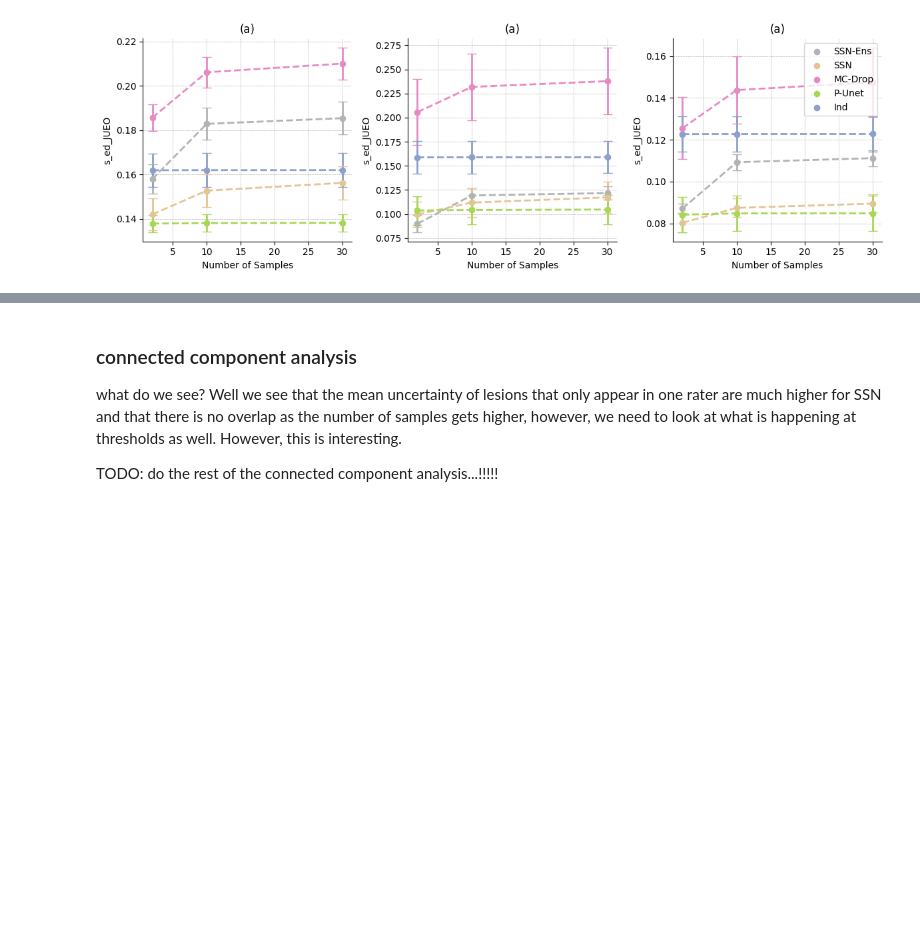
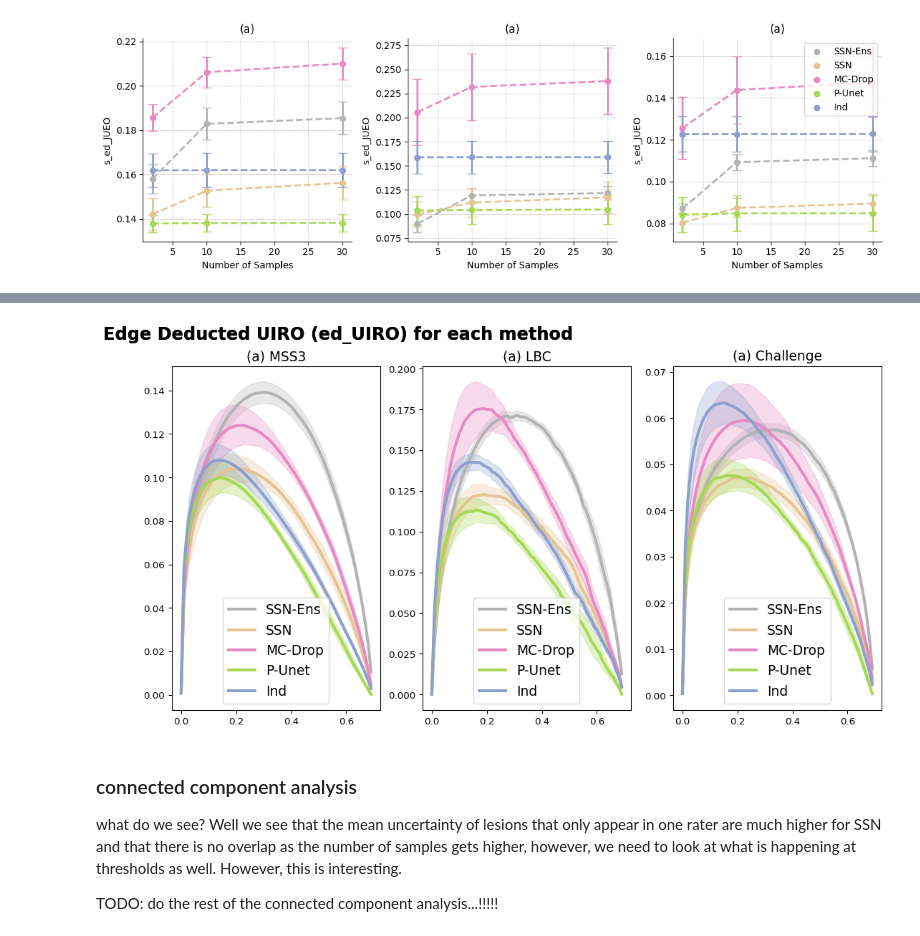
Before and after one commit to BenjaminPhi5/WMH_UQ_assessment, a Jupyter notebook: trustworthai/journal_run/interrater_experiments/visualize interrater results.ipynb, the cells around one changed output, grey strips where cells are left out. Cells and saved outputs as stored; diff of their text form; code cells hidden in the pictures; blank space fills up the shorter version.

```diff
--- a/trustworthai/journal_run/interrater_experiments/visualize interrater results.ipynb
+++ b/trustworthai/journal_run/interrater_experiments/visualize interrater results.ipynb
@@ -357,3 +442,25 @@ plt.tight_layout()
+# %%
+figsize=(13.33,6.5)
+metric = "no_edge_uiro_curves"
+title = "Edge Deducted UIRO (ed_UIRO) for each method"
+fig, axs = plt.subplots(ncols=3, figsize=figsize, dpi = dpi)
+plot_metric_for_all_thresholds_95(
+    axs[0], mss3_df, metric,
+    marker_point=None,
+    ylim=None, xlim=None, title=title, ax_title="(a) MSS3"
+)
+plot_metric_for_all_thresholds_95(
+    axs[1], lbc_df, metric,
+    marker_point=None,
+    ylim=None, xlim=None, title=title, ax_title="(a) LBC"
+)
+plot_metric_for_all_thresholds_95(
+    axs[2], challenge_df, metric,
+    marker_point=None,
+    ylim=None, xlim=None, title=title, ax_title="(a) Challenge"
+)
+# %% [output]
+[figure, added]
 # %% [markdown]
 ### connected component analysis
 
```
Also changed, not shown: parts of 12 cells of this notebook, 1 other file.
